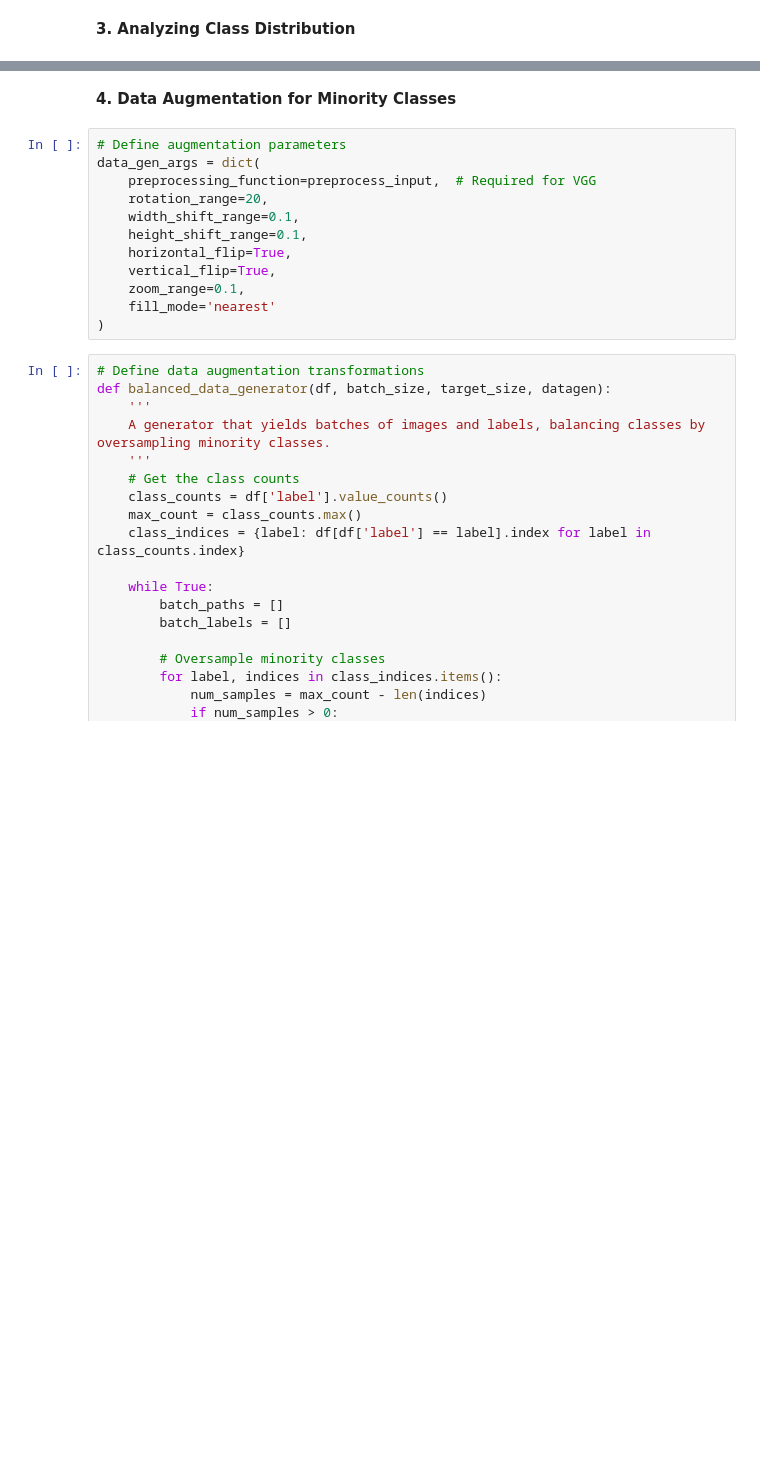
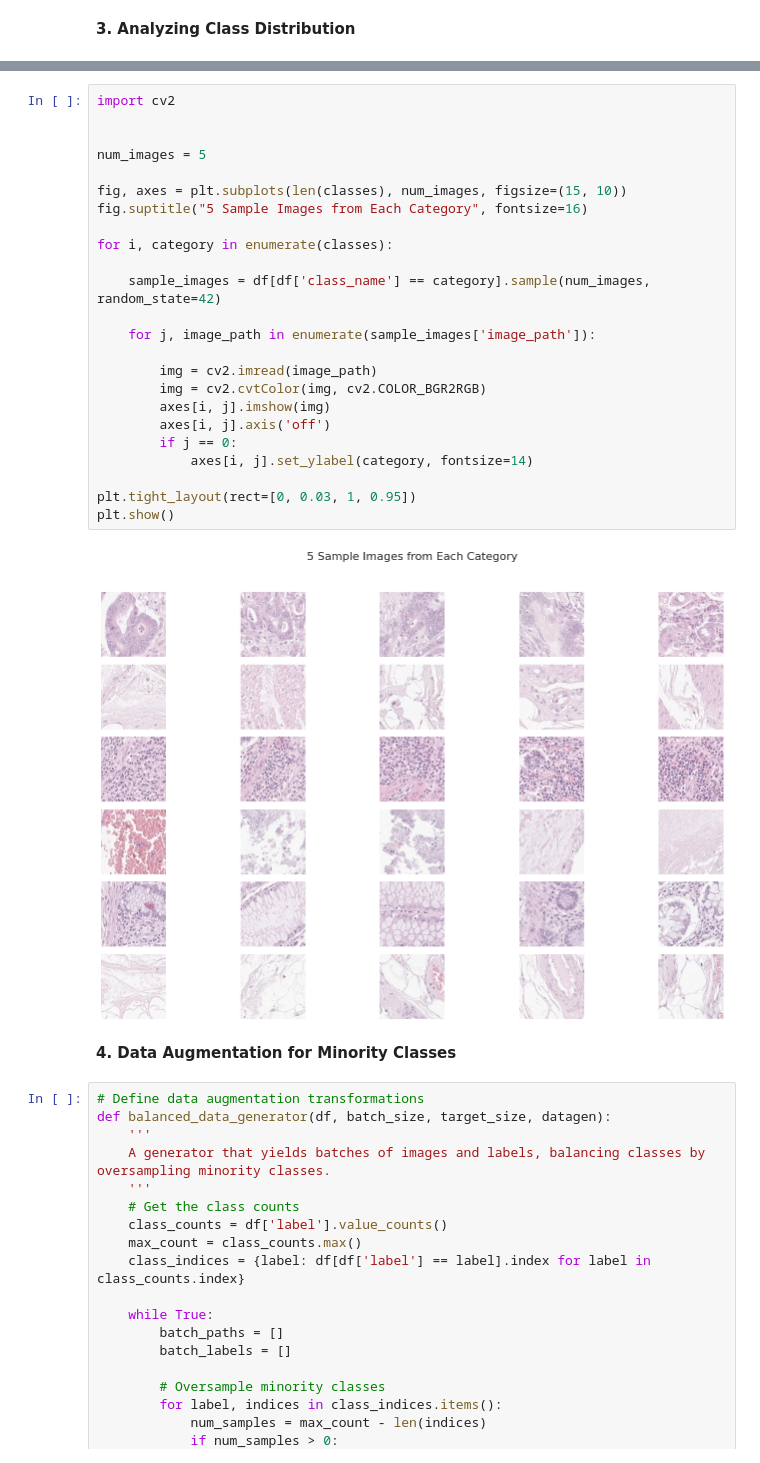
Before and after one commit to Ahmedaboenaba/Automatic-Region-based-Coronary-Artery-Disease-diagnostics-using-x-ray, a Jupyter notebook: VGG-colorectal cancer classification.ipynb, the cells around one changed output, grey strips where cells are left out. Saved outputs shown, nothing was run; the diff lists cells and outputs as text; blank space fills up the shorter version.

Commit message:
Kaggle Notebook | VGG-colorectal cancer classification | Version 2

```diff
--- a/VGG-colorectal cancer classification.ipynb
+++ b/VGG-colorectal cancer classification.ipynb
@@ -104,17 +151,31 @@ plt.show()
+# %%
+import cv2
+
+
+num_images = 5
+
+fig, axes = plt.subplots(len(classes), num_images, figsize=(15, 10))
+fig.suptitle("5 Sample Images from Each Category", fontsize=16)
+
+for i, category in enumerate(classes):
+
+    sample_images = df[df['class_name'] == category].sample(num_images, random_state=42)
+
+    for j, image_path in enumerate(sample_images['image_path']):
+
+        img = cv2.imread(image_path)
+        img = cv2.cvtColor(img, cv2.COLOR_BGR2RGB)
+        axes[i, j].imshow(img)
+        axes[i, j].axis('off')
+        if j == 0:
+            axes[i, j].set_ylabel(category, fontsize=14)
+
+plt.tight_layout(rect=[0, 0.03, 1, 0.95])
+plt.show()
+# %% [output]
+[figure, added]
 # %% [markdown]
 **4. Data Augmentation for Minority Classes**
-# %%
-# Define augmentation parameters
-data_gen_args = dict(
-    preprocessing_function=preprocess_input,  # Required for VGG
-    rotation_range=20,
-    width_shift_range=0.1,
-    height_shift_range=0.1,
-    horizontal_flip=True,
-    vertical_flip=True,
-    zoom_range=0.1,
-    fill_mode='nearest'
-)
 # %%
 # Define data augmentation transformations
 def balanced_data_generator(df, batch_size, target_size, datagen):
```
Also changed, not shown: parts of 16 cells of this notebook.
